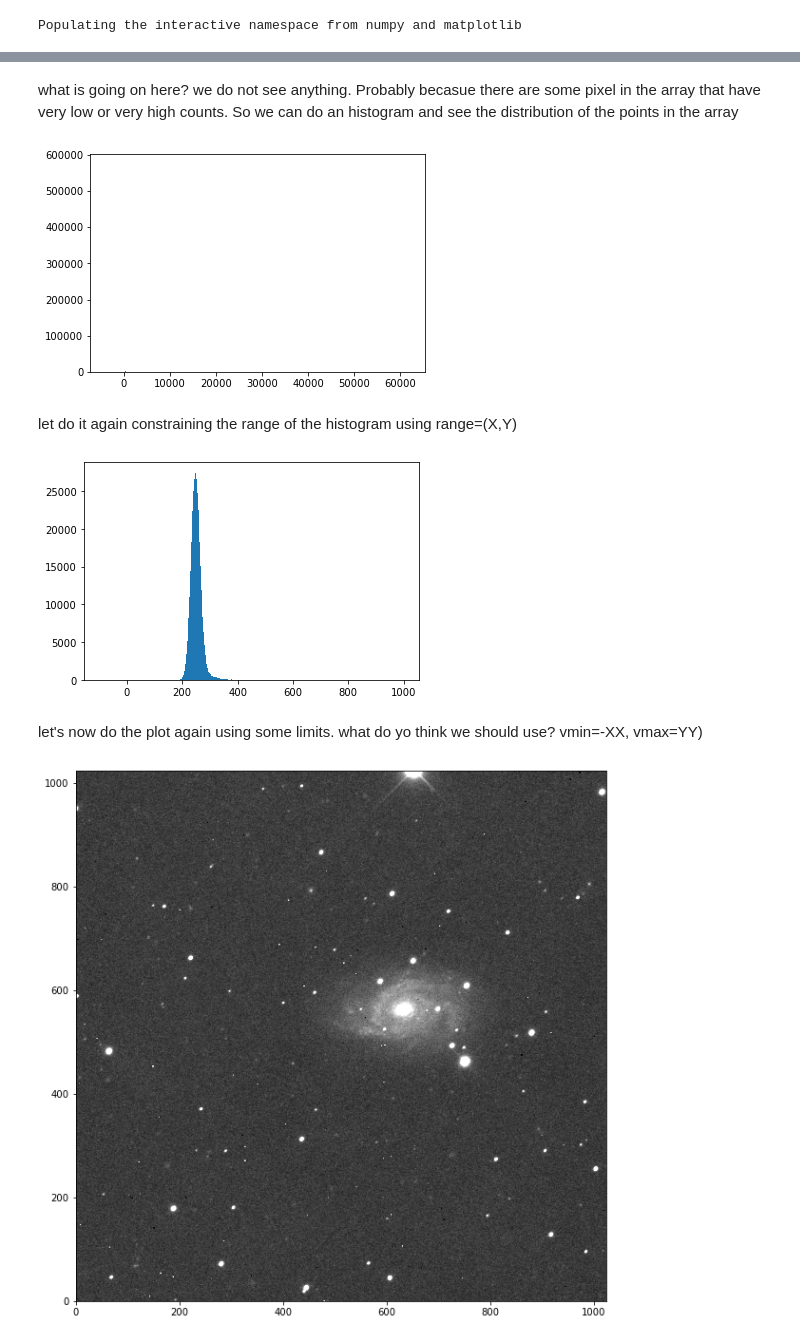
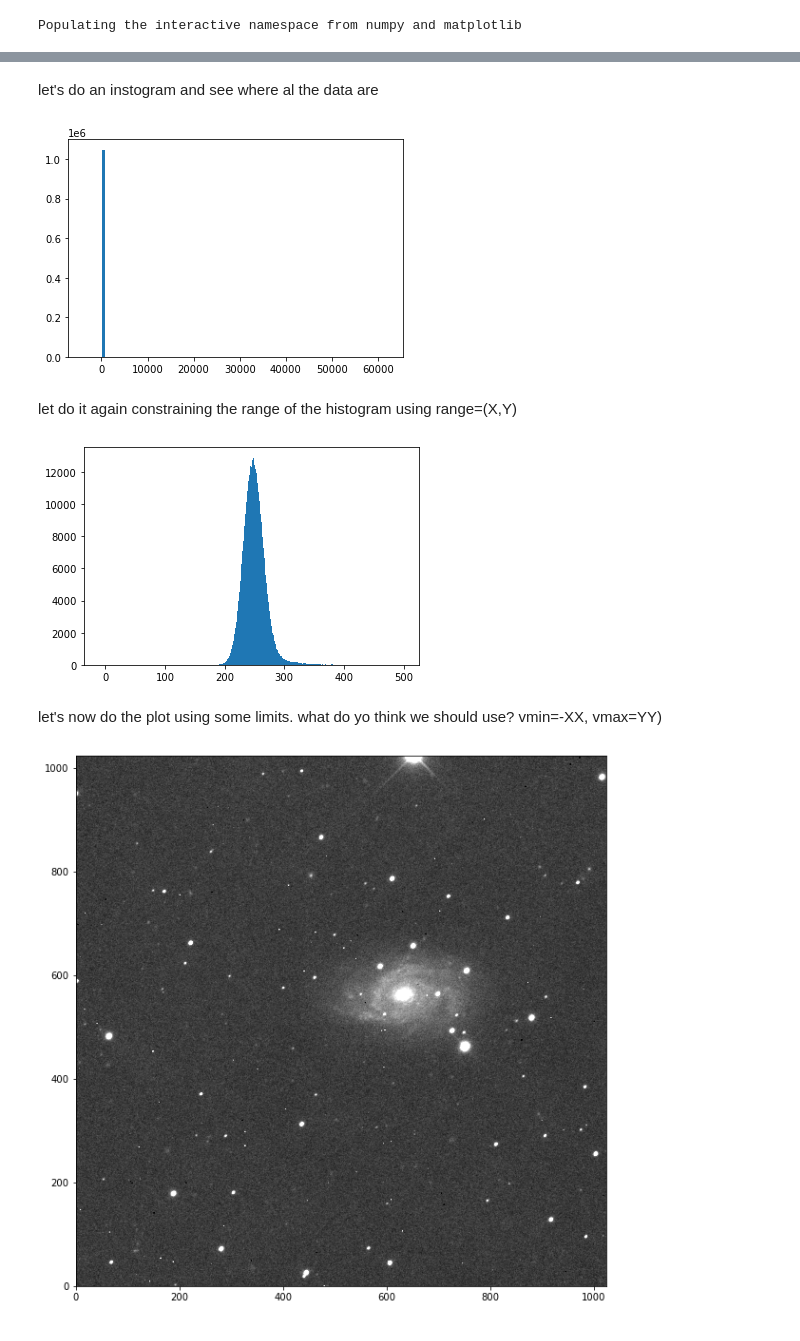
Before and after one commit to svalenti/DLT40PimaSchool.github.io, a Jupyter notebook: notebook/lecture4/lecture4_PIMA.ipynb, the cells around one changed output, grey strips where cells are left out. Cells and saved outputs as stored; diff of their text form; code cells hidden in the pictures.

```diff
--- a/notebook/lecture4/lecture4_PIMA.ipynb
+++ b/notebook/lecture4/lecture4_PIMA.ipynb
@@ -57,18 +24,17 @@ plt.imshow(X)
 # %% [markdown]
-what is going on here? we do not see anything. Probably becasue there are some pixel in the array that have very low or very high counts.
-So we can do an histogram and see the distribution of the points in the array
+let's do an instogram and see where al the data are
 # %%
-image_hist = plt.hist(X.flatten(), bins=1000)
+image_hist = plt.hist(X.flatten(), bins=100)
 # %% [output]
-[figure, old version]
+[figure, new version]
 # %% [markdown]
 let do it again constraining the range of the histogram using range=(X,Y)
 # %%
-image_hist = plt.hist(X.flatten(), bins=1000,range=(-100,1000))
+image_hist = plt.hist(X.flatten(), bins=1000,range=(-10,500))
 # %% [output]
-[figure, old version]
+[figure, new version]
 # %% [markdown]
-let's now do the plot again using some limits. what do yo think we should use?  vmin=-XX, vmax=YY)
+let's now do the plot using some limits. what do yo think we should use?  vmin=-XX, vmax=YY)
 # %%
 plt.figure(figsize=(10,12))
 imgshow = plt.imshow(X, origin='lower', cmap='gray', vmin=200, vmax=400)
```
Also changed, not shown: parts of 22 cells of this notebook, 4 other files.
